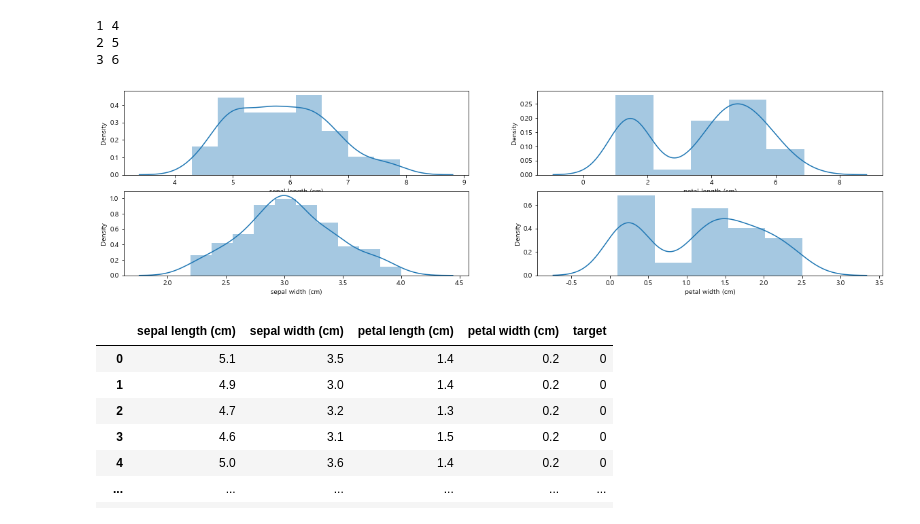
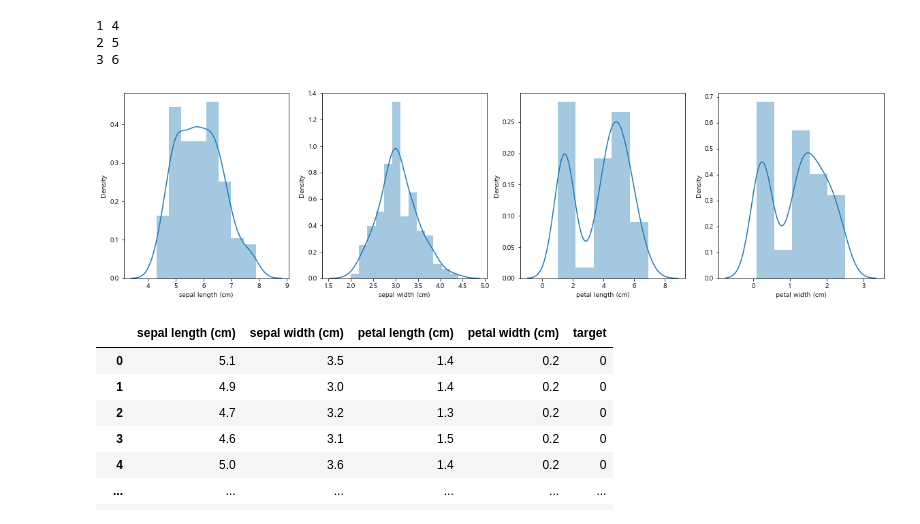
Before and after one commit to jkim0313/ubion5_tutoring, a Jupyter notebook: iris_classifier.ipynb, the cells around one changed output. Drawn from its saved outputs; the diff is of its cells as text; code cells hidden in the pictures.

```diff
--- a/iris_classifier.ipynb
+++ b/iris_classifier.ipynb
@@ -664,26 +679,26 @@ for aa, bb in zip(a, b):
 # %%
 # for문과 subplot를 사용한 히스토그램 생성
 import seaborn as sns
 import warnings
 warnings.filterwarnings('ignore')
 import matplotlib.pyplot as plt
 %matplotlib inline
 
 plt.rcParams['axes.unicode_minus'] = False
 plt.rcParams["font.family"] = "Malgun Gothic"
 
-ncols = 2   # subplot 컬럼 수
-nrows = 2   # subplot 행 수
+ncols = 4   # subplot 컬럼 수
+nrows = 1   # subplot 행 수
 
 fig, axes = plt.subplots(nrows, ncols)  # subplot 행, 열 설정
 fig.set_size_inches((20, 5))            # subplot 사이즈 설정
 
 for col, ax in zip(data, axes.T.ravel()):   # T : transpose(전치행렬)
     sns.distplot(data[col], ax=ax)          # ravel : 1차원으로 변환
 
 plt.show()
 # %% [output]
-[figure, old version]
+[figure, new version]
 # %%
 iris_3 = iris_df.copy()
 iris_3
```
Also changed, not shown: parts of 4 cells of this notebook.
